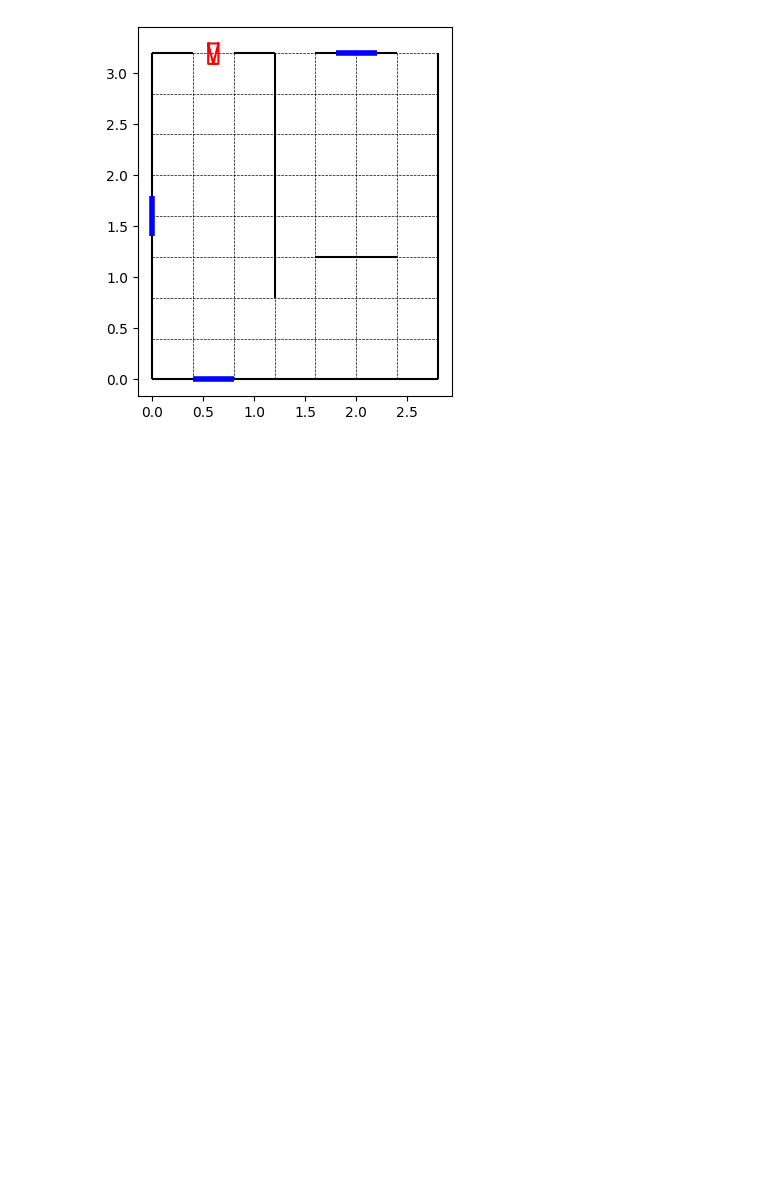
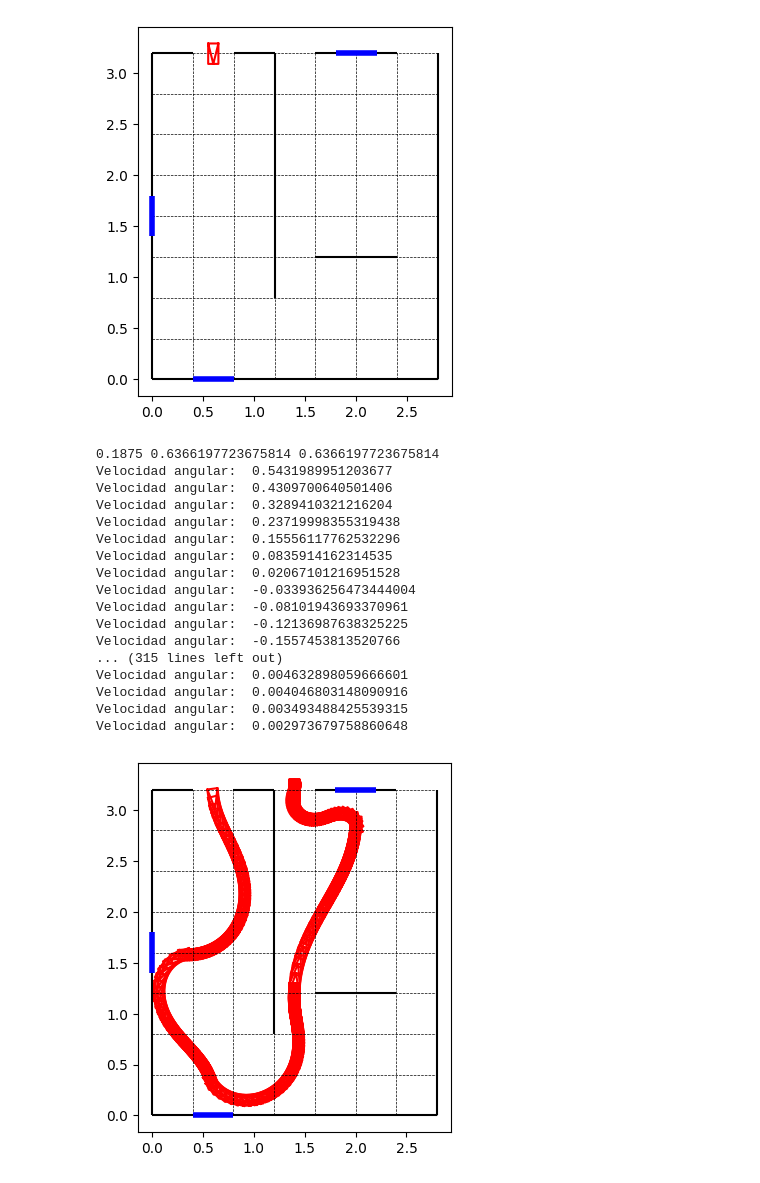
Before and after one commit to 841723/robotica, a Jupyter notebook: ej2.ipynb, the cells around one changed output. Saved outputs shown, nothing was run; the diff lists cells and outputs as text; code cells hidden in the pictures; blank space fills up the shorter version.

```diff
--- a/ej2.ipynb
+++ b/ej2.ipynb
@@ -49,53 +50,80 @@ dibrobotesc([0.6, 3.2, -np.pi/2])
 # %% [output]
 [figure]
 # %%
+v_hist = np.array([])
+w_hist = np.array([])
 def control_de_pose(pasos, distancia, angulo, wXrInicial=[0,0,0]):
+    global v_hist, w_hist
     wXr = wXrInicial
-    kp, ka, kb = 0.2, 0.8, 0.4
+    w_max = 2.0
+    v_max = 1.5
+
+    rho_max = 8.0
+    alpha_max = np.pi
+    beta_max = np.pi
+
+    kp, ka, kb = v_max/rho_max, w_max/alpha_max, w_max/beta_max
+    # kp, ka, kb = 0.2, 0.8, 0.4
+    print(kp, ka, kb)
+    assert kp > 0.0 and kb > 0.0 and ka - kp > 0.0
+
     T = 0.25
     K = [[kp,0,0],[0,ka,kb]]
-    i = 0
 
     for paso in pasos:
         while True:
-            if paso[0] == 'c':
-                wXg = [paso[1], paso[2], paso[3]]
-                gXr = loc(np.dot(hom(wXg),hom(wXr)))
+            wXg = [paso[1], paso[2], paso[3]]
+            gXr = loc(np.dot(inv(hom(wXg)),hom(wXr)))
 
-                gPr = polares(gXr[0], gXr[1], gXr[2])
 
-                [v,w]= np.dot(K, gPr)
+            gPr = polares(gXr[0], gXr[1], gXr[2])
 
-                wXr2 = simubot([v,w], wXr, T)
-                dibrobot(wXr2)
+            [v,w]= np.dot(K, gPr)
+            # print("Velocidad angular: ", norm_pi(w))
 
-                if i > 50:
-                    escenario()
-                    plt.show()
-                    i = 0
-                else:
-                    i += 1
+            v_hist = np.append(v_hist, v)
+            w_hist = np.append(w_hist, norm_pi(w))
 
-                if gPr[0] < distancia and np.abs(gPr[2]) < np.deg2rad(angulo):
-                    wXr = wXr2
-                    break
+            wXr2 = simubot([v,w], wXr, T)
+            dibrobot(wXr2)
 
+            distancia_p = 0.01 if paso[0] == 'p' else distancia
+            if gPr[0] < distancia_p and np.abs(gPr[2]) < np.deg2rad(angulo):
                 wXr = wXr2
-            else:
                 break
 
+            wXr = wXr2
+
     escenario()
-
 
 
 control_de_pose(pasos=[
         ['c',0, c2m(4), -np.pi],
         ['c',c2m(1.5), 0, -np.pi/2],
         ['p', c2m(3.5), c2m(3), np.pi/2],
         ['c',c2m(5), c2m(8), np.pi/2],
         ['p', c2m(3.5), c2m(8), np.pi/2]
     ],
-    distancia=c2m(2),
-    angulo=3,
+    distancia=c2m(1),
+    angulo=30,
     wXrInicial=[0.6, 3.2, -np.pi/2]
 )
+# %% [output]
+0.1875 0.6366197723675814 0.6366197723675814
+Velocidad angular:  0.5431989951203677
+Velocidad angular:  0.4309700640501406
+Velocidad angular:  0.3289410321216204
+Velocidad angular:  0.23719998355319438
+Velocidad angular:  0.15556117762532296
+Velocidad angular:  0.0835914162314535
+Velocidad angular:  0.02067101216951528
+Velocidad angular:  -0.033936256473444004
+Velocidad angular:  -0.08101943693370961
+Velocidad angular:  -0.12136987638325225
+Velocidad angular:  -0.1557453813520766
+... (315 lines left out)
+Velocidad angular:  0.004632898059666601
+Velocidad angular:  0.004046803148090916
+Velocidad angular:  0.003493488425539315
+Velocidad angular:  0.002973679758860648
+[figure, added]
```
Also changed, not shown: parts of 2 cells of this notebook, 1 other file.
